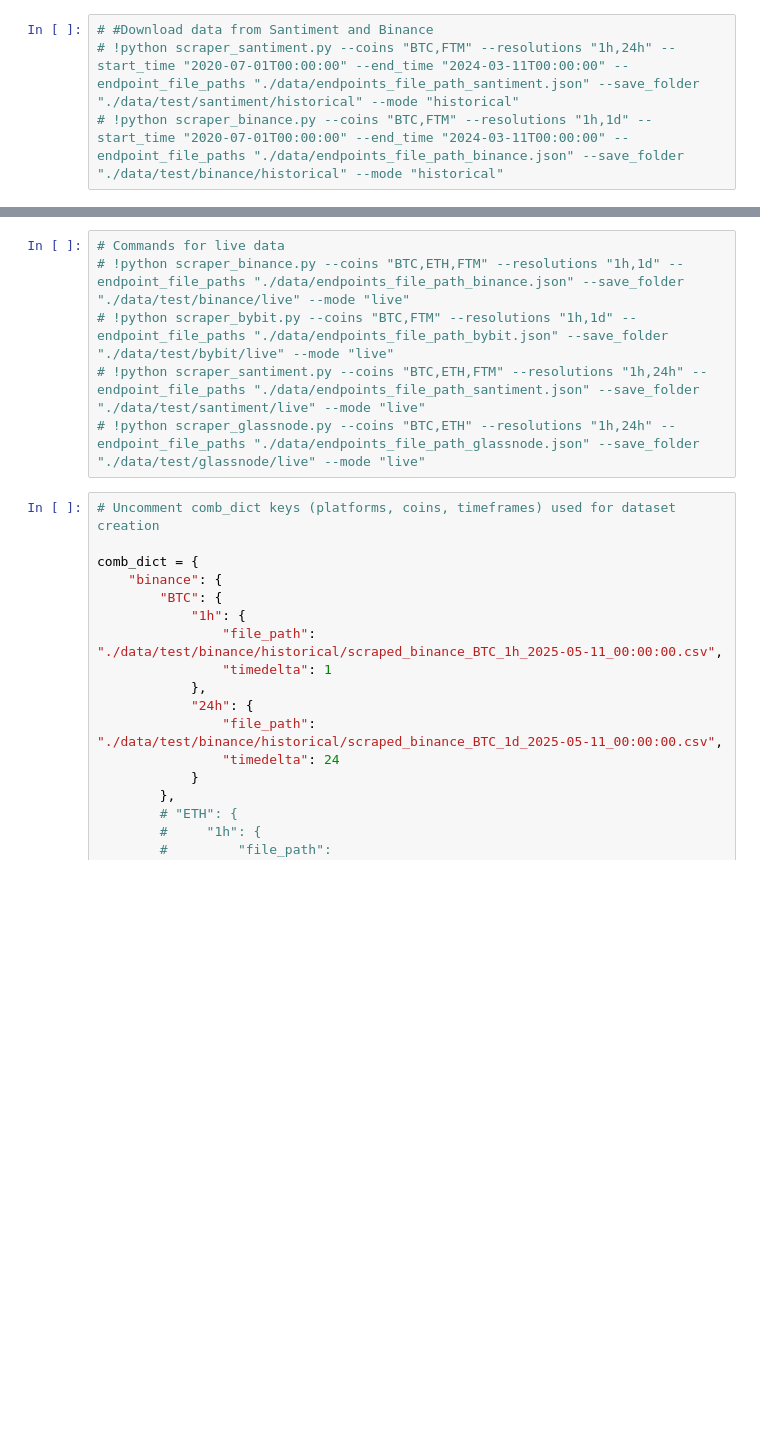
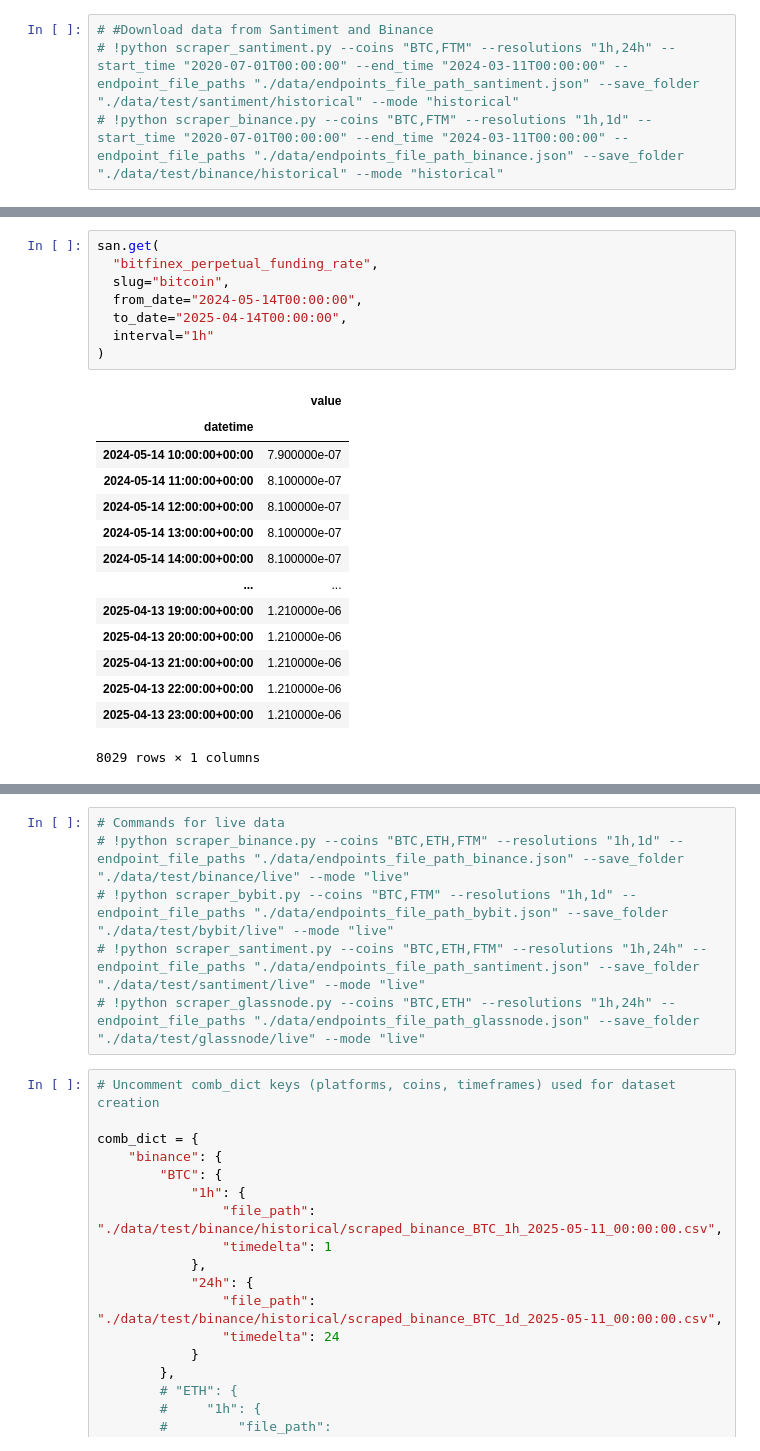
Before and after one commit to TheBigJones/deep-reinforcement-learning-for-crypto-trading, a Jupyter notebook: dataset.ipynb, the cells around one changed output, grey strips where cells are left out. Cells and saved outputs as stored; diff of their text form; blank space fills up the shorter version.

```diff
--- a/dataset.ipynb
+++ b/dataset.ipynb
@@ -81,2 +104,25 @@ price_column = 'close_0060_FTM'
+# %%
+san.get(
+  "bitfinex_perpetual_funding_rate",
+  slug="bitcoin",
+  from_date="2024-05-14T00:00:00",
+  to_date="2025-04-14T00:00:00",
+  interval="1h"
+)
+# %% [output]
+|  | value |
+| datetime |  |
+| 2024-05-14 10:00:00+00:00 | 7.900000e-07 |
+| 2024-05-14 11:00:00+00:00 | 8.100000e-07 |
+| 2024-05-14 12:00:00+00:00 | 8.100000e-07 |
+| 2024-05-14 13:00:00+00:00 | 8.100000e-07 |
+| 2024-05-14 14:00:00+00:00 | 8.100000e-07 |
+| ... | ... |
+| 2025-04-13 19:00:00+00:00 | 1.210000e-06 |
+| 2025-04-13 20:00:00+00:00 | 1.210000e-06 |
+| 2025-04-13 21:00:00+00:00 | 1.210000e-06 |
+| 2025-04-13 22:00:00+00:00 | 1.210000e-06 |
+| 2025-04-13 23:00:00+00:00 | 1.210000e-06 |
+8029 rows × 1 columns
 # %%
 #Download data from Santiment and Binance
```
Also changed, not shown: parts of 11 cells of this notebook, 3 other files.
